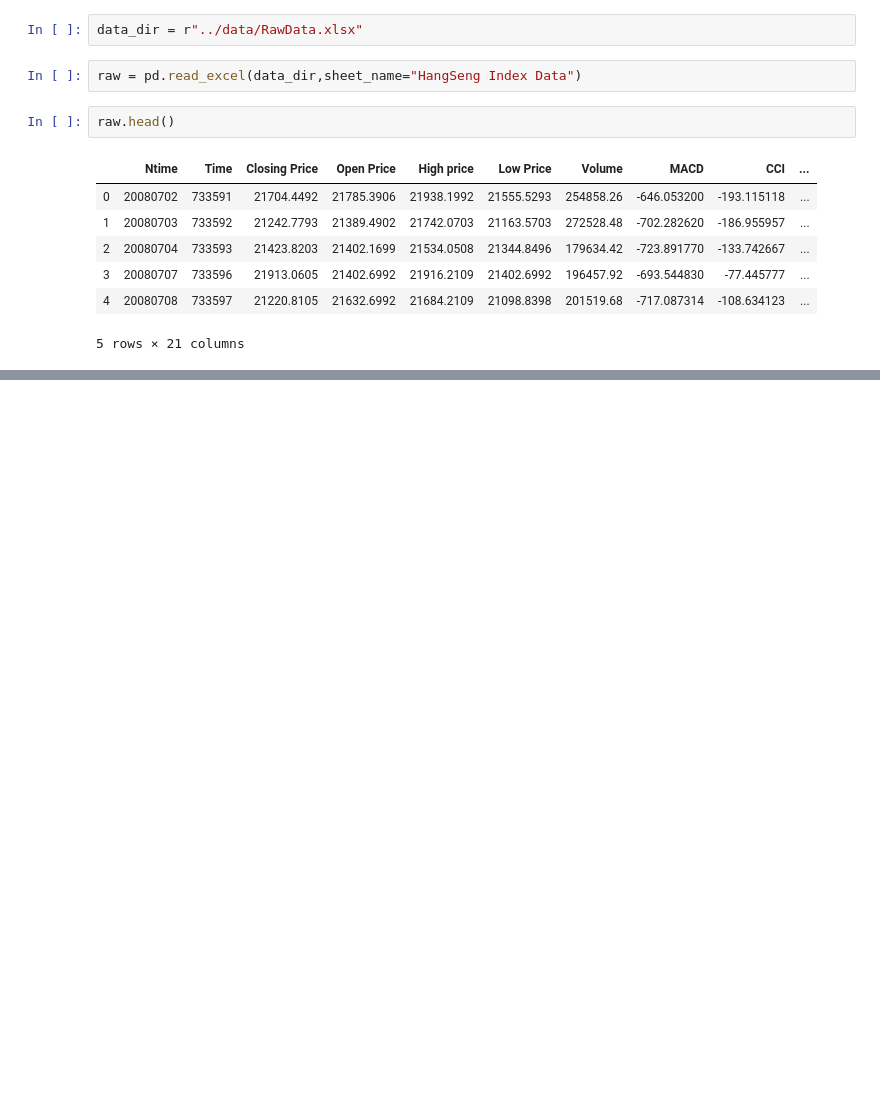
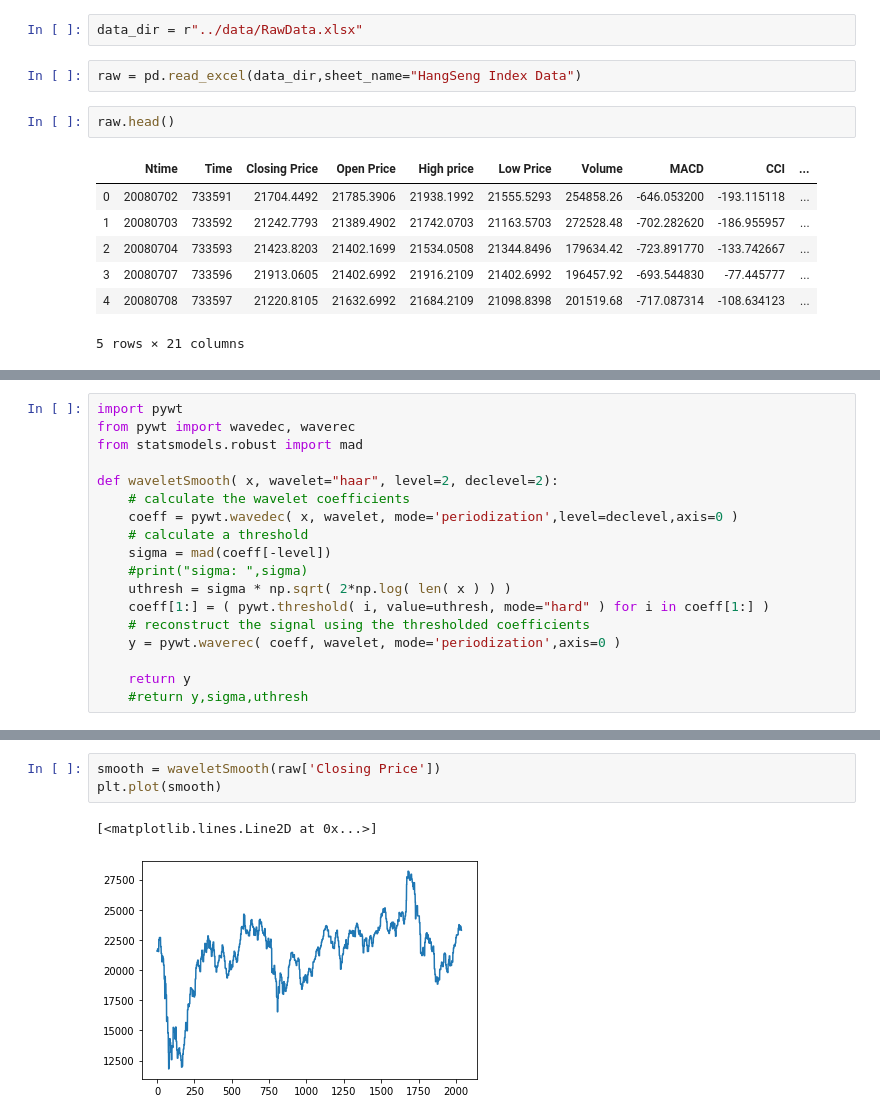
Before and after one commit to ivan-ivy/ECBM4040-final-project-WSAE-LSTM, a Jupyter notebook: notebooks/intro.ipynb, the cells around one changed output, grey strips where cells are left out. Saved outputs shown, nothing was run; the diff lists cells and outputs as text; blank space fills up the shorter version.

```diff
--- a/notebooks/intro.ipynb
+++ b/notebooks/intro.ipynb
@@ -29,0 +24,18 @@ raw.shape
+# %%
+import pywt
+from pywt import wavedec, waverec
+from statsmodels.robust import mad
+
+def waveletSmooth( x, wavelet="haar", level=2, declevel=2):
+    # calculate the wavelet coefficients
+    coeff = pywt.wavedec( x, wavelet, mode='periodization',level=declevel,axis=0 )
+    # calculate a threshold
+    sigma = mad(coeff[-level])
+    #print("sigma: ",sigma)
+    uthresh = sigma * np.sqrt( 2*np.log( len( x ) ) )
+    coeff[1:] = ( pywt.threshold( i, value=uthresh, mode="hard" ) for i in coeff[1:] )
+    # reconstruct the signal using the thresholded coefficients
+    y = pywt.waverec( coeff, wavelet, mode='periodization',axis=0 )
+
+    return y
+    #return y,sigma,uthresh
@@ -29,0 +47,6 @@ raw.shape
+# %%
+smooth = waveletSmooth(raw['Closing Price'])
+plt.plot(smooth)
+# %% [output]
+[<matplotlib.lines.Line2D at 0x...>]
+[figure, added]
```
Also changed, not shown: parts of 6 cells of this notebook, 1 other file.
